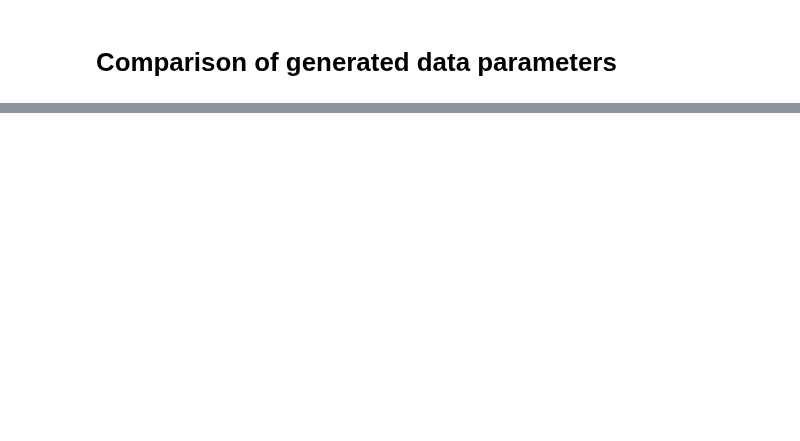
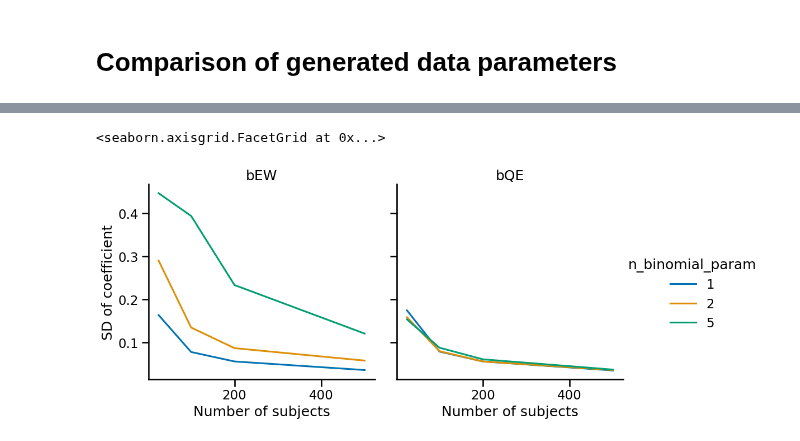
Before and after one commit to benslack19/benslack19.github.io, a Jupyter notebook: _posts_drafts/2024-06-11-iv-binary-outcome.ipynb, the cells around one changed output, grey strips where cells are left out. Saved outputs shown, nothing was run; the diff lists cells and outputs as text; code cells hidden in the pictures; blank space fills up the shorter version.

```diff
--- a/_posts_drafts/2024-06-11-iv-binary-outcome.ipynb
+++ b/_posts_drafts/2024-06-11-iv-binary-outcome.ipynb
@@ -366,3 +341,21 @@ az.summary(trace_m_logit)
+# %%
+g = sns.relplot(
+    data=df_summary.reset_index(names="coefficient"),
+    x="num_subjects",
+    y="sd",
+    hue="n_binomial_param",
+    hue_order = [1,2,5],
+    col="coefficient",
+    palette=cb_palette[0:3],
+    kind='line'
+
+)
+
+g.set_titles(col_template="{col_name}")
+g.set_axis_labels(x_var="Number of subjects", y_var="SD of coefficient")
+# %% [output]
+<seaborn.axisgrid.FacetGrid at 0x...>
+[figure, added]
 # %%
 %load_ext watermark
 %watermark -n -u -v -iv -w
```
Also changed, not shown: parts of 16 cells of this notebook.
